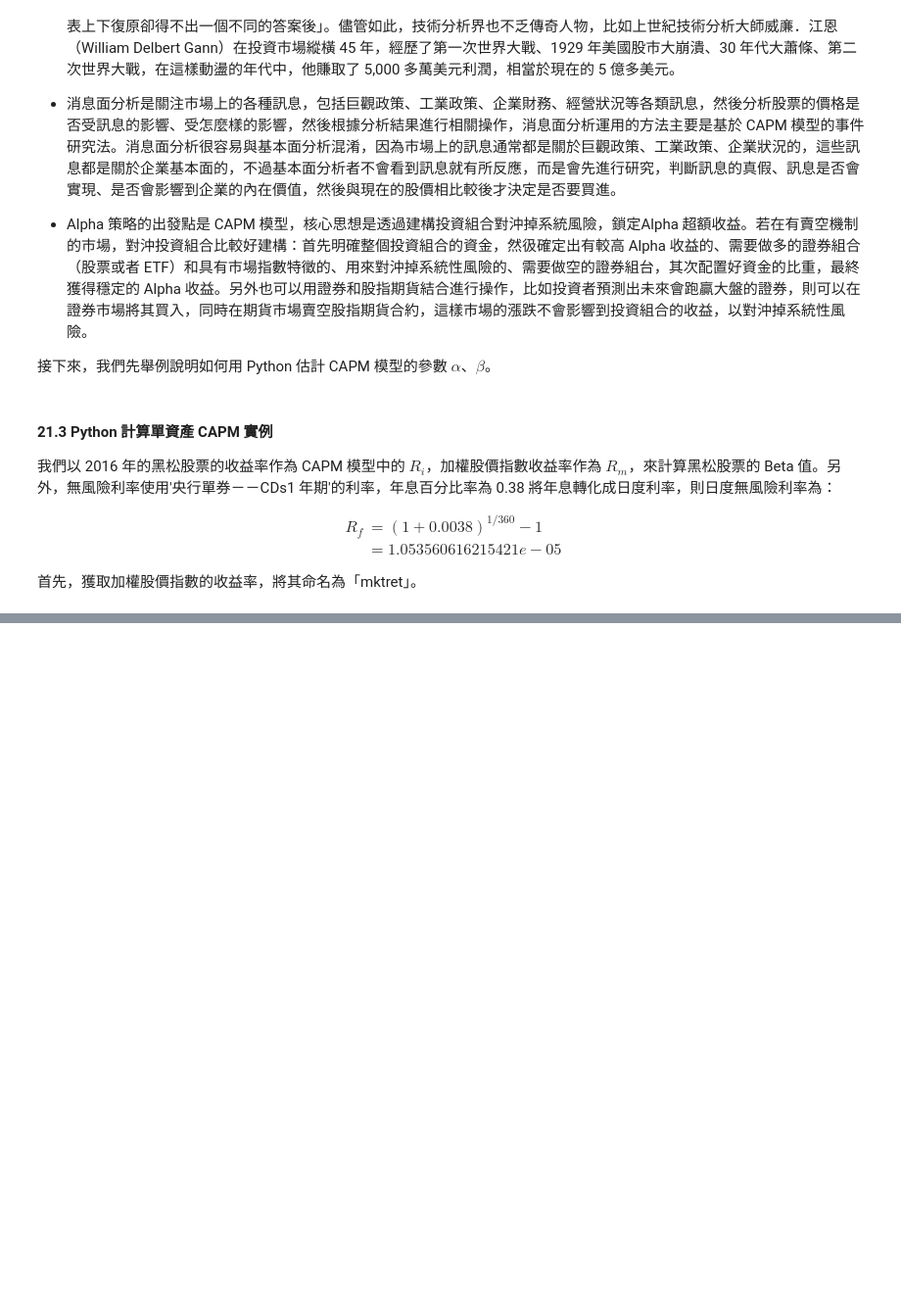
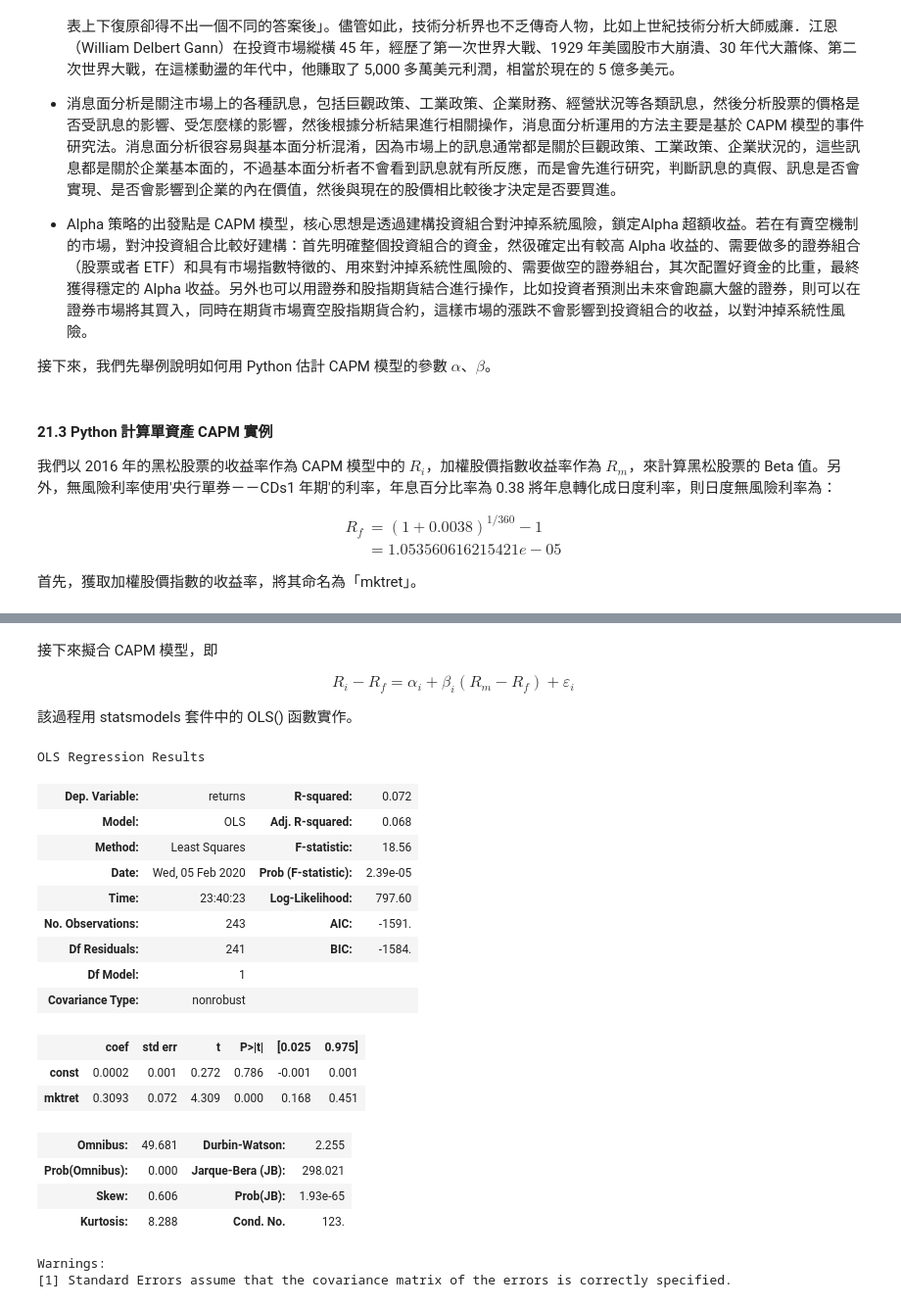
Before and after one commit to okluda/finpy_practice, a Jupyter notebook: ch_21.ipynb, the cells around one changed output, grey strips where cells are left out. Shown at 98% size. Drawn from its saved outputs; the diff is of its cells as text; code cells hidden in the pictures; blank space fills up the shorter version.

```diff
--- a/ch_21.ipynb
+++ b/ch_21.ipynb
@@ -80,0 +164,31 @@ $$R$$
+# %% [markdown]
+接下來擬合 CAPM 模型，即
+
+$$R_i-R_f=\alpha_i+\beta_i(R_m-R_f)+\varepsilon_i$$
+
+該過程用 statsmodels 套件中的 OLS() 函數實作。
+# %%
+import statsmodels.api as sm
+model=sm.OLS(Excess_ret.returns[1:],sm.add_constant(Excess_ret.mktret[1:]))
+result=model.fit()
+result.summary()
+# %% [output]
+OLS Regression Results
+| Dep. Variable: | returns | R-squared: | 0.072 |
+| Model: | OLS | Adj. R-squared: | 0.068 |
+| Method: | Least Squares | F-statistic: | 18.56 |
+| Date: | Wed, 05 Feb 2020 | Prob (F-statistic): | 2.39e-05 |
+| Time: | 23:40:23 | Log-Likelihood: | 797.60 |
+| No. Observations: | 243 | AIC: | -1591. |
+| Df Residuals: | 241 | BIC: | -1584. |
+| Df Model: | 1 |  |  |
+| Covariance Type: | nonrobust |  |  |
+|  | coef | std err | t | P>|t| | [0.025 | 0.975] |
+| const | 0.0002 | 0.001 | 0.272 | 0.786 | -0.001 | 0.001 |
+| mktret | 0.3093 | 0.072 | 4.309 | 0.000 | 0.168 | 0.451 |
+| Omnibus: | 49.681 | Durbin-Watson: | 2.255 |
+| Prob(Omnibus): | 0.000 | Jarque-Bera (JB): | 298.021 |
+| Skew: | 0.606 | Prob(JB): | 1.93e-65 |
+| Kurtosis: | 8.288 | Cond. No. | 123. |
+Warnings:
+[1] Standard Errors assume that the covariance matrix of the errors is correctly specified.
```
Also changed, not shown: parts of 16 cells of this notebook.
